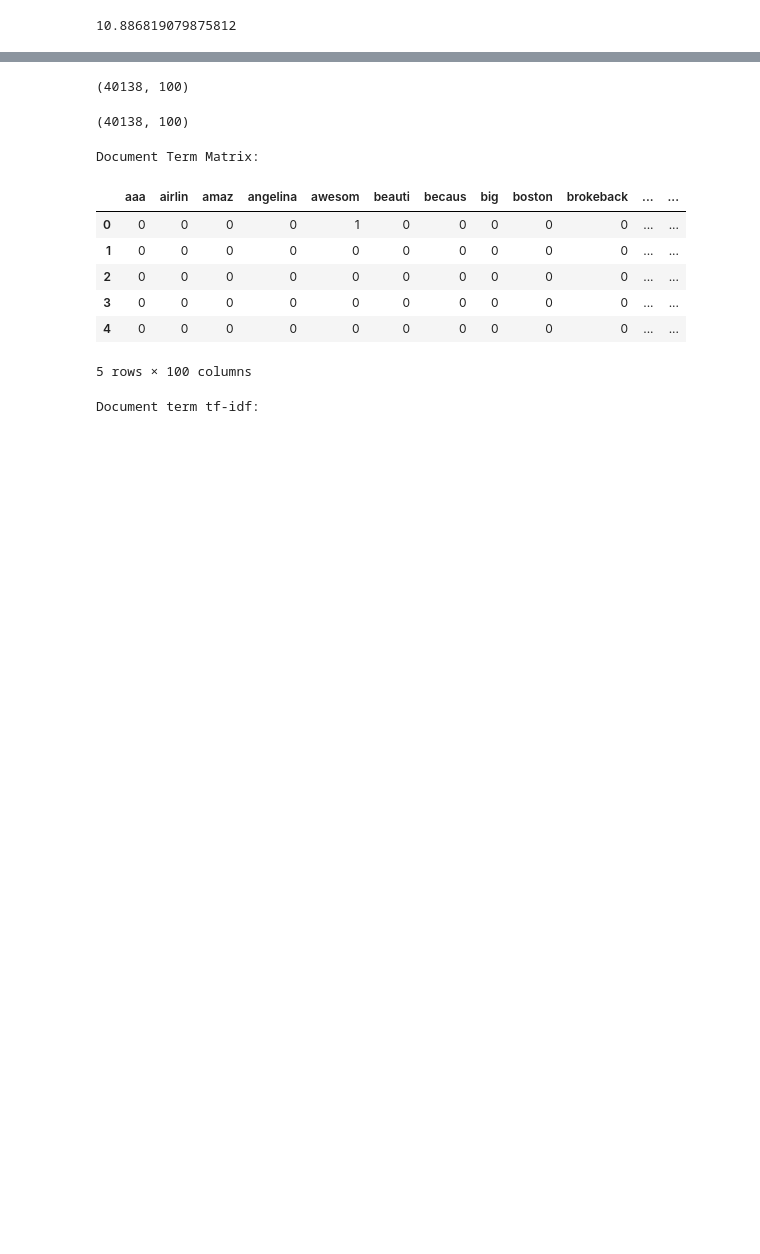
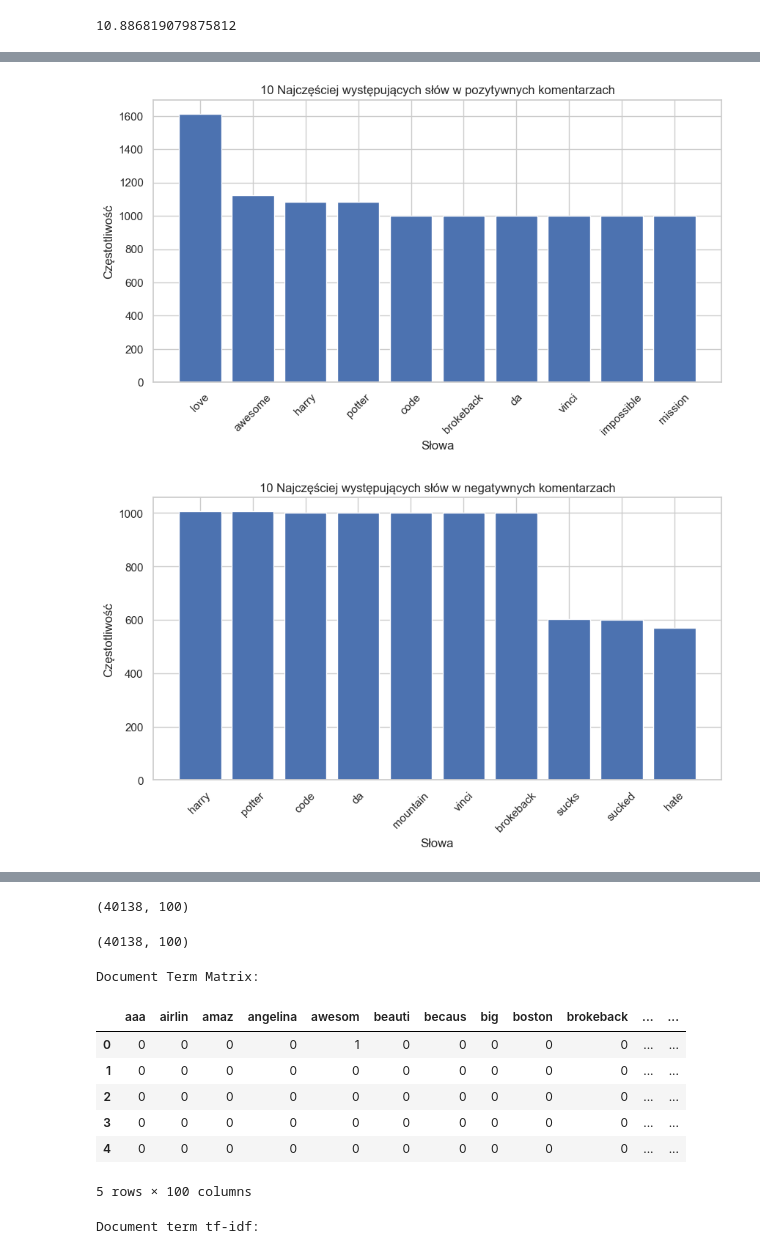
Before and after one commit to agomolka/MAThesisSentimentAnalysis, a Jupyter notebook: Social_Media_Text_Sentiment_Analysis.ipynb, the cells around one changed output, grey strips where cells are left out. Cells and saved outputs as stored; diff of their text form; code cells hidden in the pictures; blank space fills up the shorter version.

```diff
--- a/Social_Media_Text_Sentiment_Analysis.ipynb
+++ b/Social_Media_Text_Sentiment_Analysis.ipynb
@@ -85,0 +88,34 @@ plt.show()
+# %%
+vectorizer = CountVectorizer(stop_words='english')
+
+positive_comments = train_data_df[train_data_df['sentiment'] == 1]['comment']
+positive_matrix = vectorizer.fit_transform(positive_comments)
+positive_freq = zip(vectorizer.get_feature_names_out(), positive_matrix.sum(axis=0).tolist()[0])
+positive_freq = sorted(positive_freq, key=lambda x: -x[1])
+
+negative_comments = train_data_df[train_data_df['sentiment'] == 0]['comment']
+negative_matrix = vectorizer.fit_transform(negative_comments)
+negative_freq = zip(vectorizer.get_feature_names_out(), negative_matrix.sum(axis=0).tolist()[0])
+negative_freq = sorted(negative_freq, key=lambda x: -x[1])
+
+#Create histogram for top frequent words in positive comments
+labels_pos, values_pos = zip(*positive_freq[:10])
+plt.figure(figsize=(10,5))
+plt.bar(labels_pos, values_pos)
+plt.title('10 Najczęściej występujących słów w pozytywnych komentarzach')
+plt.ylabel('Częstotliwość')
+plt.xlabel('Słowa')
+plt.xticks(rotation=45)
+plt.show()
+#Create histogram for top frequent words in negative comments
+labels_neg, values_neg = zip(*negative_freq[:10])
+plt.figure(figsize=(10,5))
+plt.bar(labels_neg, values_neg)
+plt.title('10 Najczęściej występujących słów w negatywnych komentarzach')
+plt.ylabel('Częstotliwość')
+plt.xlabel('Słowa')
+plt.xticks(rotation=45)
+plt.show()
+# %% [output]
+[figure, added]
+[figure, added]
```
Also changed, not shown: parts of 35 cells of this notebook, 1 other file.
